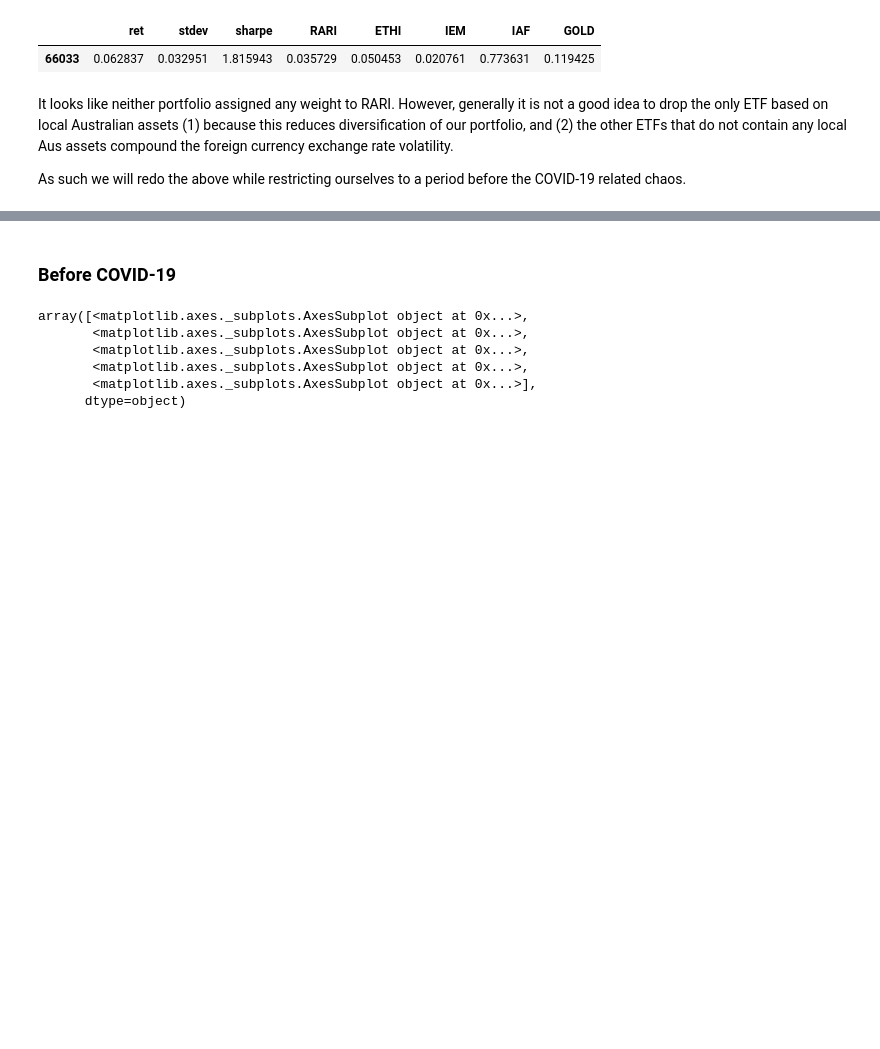
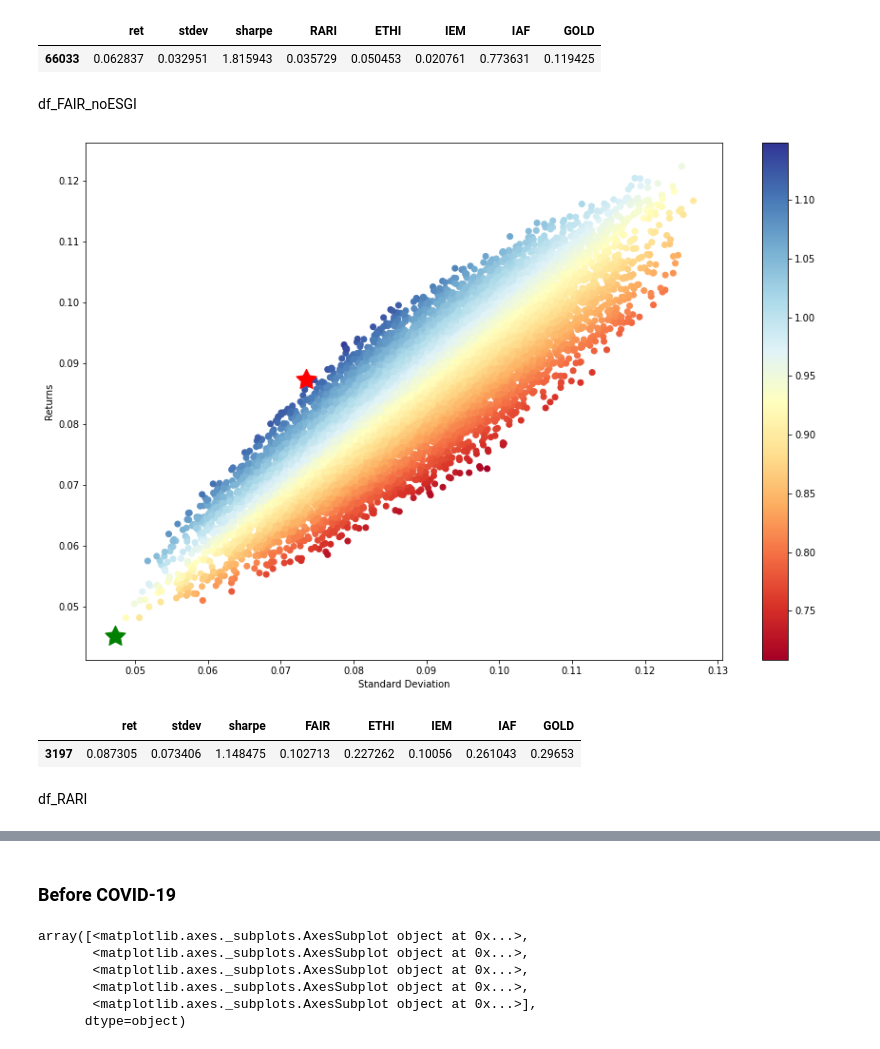
Before and after one commit to SteefanContractor/optPortfolio, a Jupyter notebook: script/optmization.ipynb, the cells around one changed output, grey strips where cells are left out. Drawn from its saved outputs; the diff is of its cells as text; code cells hidden in the pictures; blank space fills up the shorter version.

```diff
--- a/script/optmization.ipynb
+++ b/script/optmization.ipynb
@@ -181,7 +199,36 @@ min_vol_port.to_frame().T
 # %% [output]
 |  | ret | stdev | sharpe | RARI | ETHI | IEM | IAF | GOLD |
 | 66033 | 0.062837 | 0.032951 | 1.815943 | 0.035729 | 0.050453 | 0.020761 | 0.773631 | 0.119425 |
-# %% [markdown]
-It looks like neither portfolio assigned any weight to RARI. However, generally it is not a good idea to drop the only ETF based on local Australian assets (1) because this reduces diversification of our portfolio, and (2) the other ETFs that do not contain any local Aus assets compound the foreign currency exchange rate volatility.
-
-As such we will redo the above while restricting ourselves to a period before the COVID-19 related chaos.
+# %% [markdown]
+df_FAIR_noESGI
+# %%
+mean_returns, cov = calc_meanReturns_cov(df_FAIR_noESGI)
+num_portfolios = 10000
+rf = 0.3/100
+
+results_frame = simulate_random_portfolios(num_portfolios, mean_returns, cov, rf, df_FAIR_noESGI)
+# %%
+#locate position of portfolio with highest Sharpe Ratio
+max_sharpe_port = results_frame.iloc[results_frame['sharpe'].idxmax()]
+#locate positon of portfolio with minimum standard deviation
+min_vol_port = results_frame.iloc[results_frame['stdev'].idxmin()]
+#create scatter plot coloured by Sharpe Ratio
+plt.subplots(figsize=(15,10))
+plt.scatter(results_frame.stdev,results_frame.ret,c=results_frame.sharpe,cmap='RdYlBu')
+plt.xlabel('Standard Deviation')
+plt.ylabel('Returns')
+plt.colorbar()
+#plot red star to highlight position of portfolio with highest Sharpe Ratio
+plt.scatter(max_sharpe_port[1],max_sharpe_port[0],marker=(5,1,0),color='r',s=500)
+#plot green star to highlight position of minimum variance portfolio
+plt.scatter(min_vol_port[1],min_vol_port[0],marker=(5,1,0),color='g',s=500)
+plt.show()
+# %% [output]
+[figure, added]
+# %%
+max_sharpe_port.to_frame().T
+# %% [output]
+|  | ret | stdev | sharpe | FAIR | ETHI | IEM | IAF | GOLD |
+| 3197 | 0.087305 | 0.073406 | 1.148475 | 0.102713 | 0.227262 | 0.10056 | 0.261043 | 0.29653 |
+# %% [markdown]
+df_RARI
```
Also changed, not shown: parts of 19 cells of this notebook.
